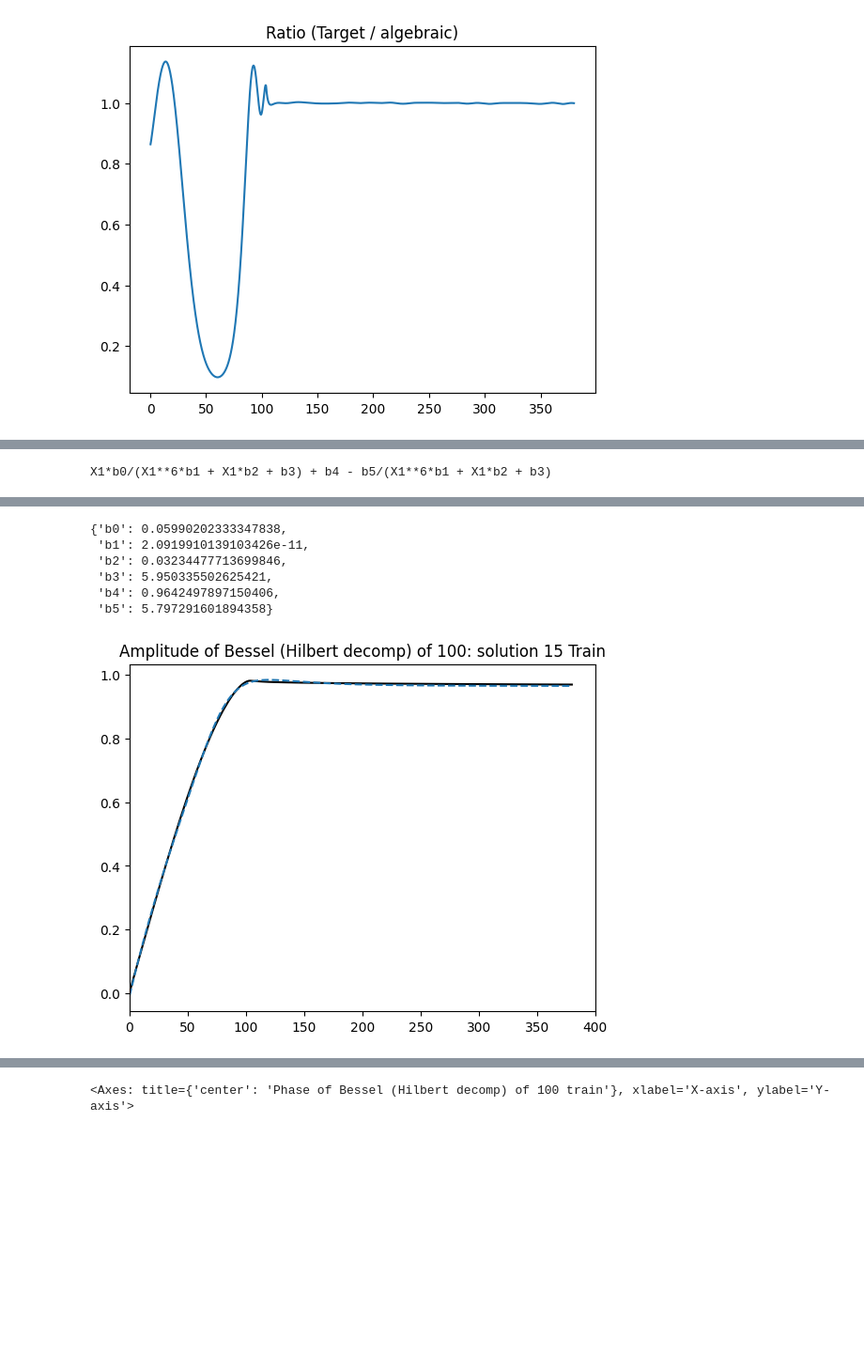
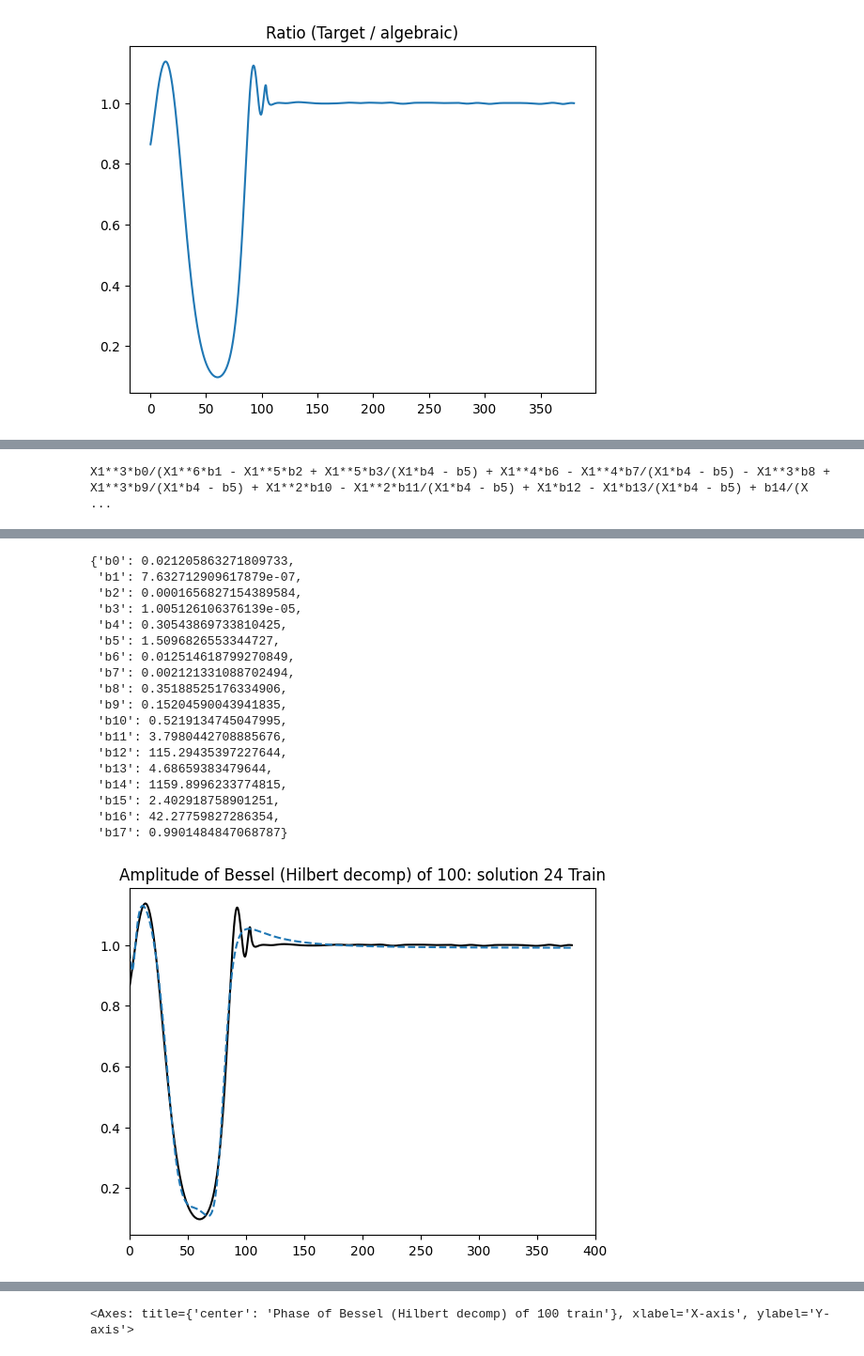
Before and after one commit to Danyanne/bessel_symreg, a Jupyter notebook: examples/hilbert_transform_from_zero.ipynb, the cells around one changed output, grey strips where cells are left out. Shown at 94% size. Drawn from its saved outputs; the diff is of its cells as text; code cells hidden in the pictures; blank space fills up the shorter version.

```diff
--- a/examples/hilbert_transform_from_zero.ipynb
+++ b/examples/hilbert_transform_from_zero.ipynb
@@ -721,7 +721,7 @@ BUMP_FUNCS.update({
 
 def model_with_peak(x, alpha, delta, ksi,
                     mode="gaussian",
-                    A=0.3, x_pk=100.0, sigma=10.0,
+                    A=0.3, x_pk=100.0, sigma=15.0,
                     p=2.0, q=6.0,
                     c1=90.0, c2=110.0, w=5.0, s=5.0,
                     x_t=100.0):
@@ -802,7 +802,7 @@ amplitude_bessel_0_args = {
     'n_threads': 12,
 }
 
-amplitude_bessel_0 = Problem(f"Amplitude of Bessel (Hilbert decomp) of {order}", (x_amp_sampled,  y_amp_sampled**(1/100)), (x_amp_sampled,  y_amp_sampled**(1/100)), amplitude_bessel_0_args)
+amplitude_bessel_0 = Problem(f"Amplitude of Bessel (Hilbert decomp) of {order}", (x_final,  ratio_deaglan), (x_final,  ratio_deaglan), amplitude_bessel_0_args)
 # %%
 amplitude_bessel_0.plot_data()
 # %% [output]
@@ -818,5 +836,5 @@ amplitude_bessel_0.plot_l_vs_mse()
 # %%
-c_amp = 15
+c_amp = -1
 x_data = np.linspace(10**(-20), 400, 500)
 
 print(str(amplitude_bessel_0.solutions[c_amp].sympy_expr))
@@ -830,4 +848,4 @@ plt.xlim(0, 400)
 amplitude_bessel_0.solutions[c_amp].display_expression()
 amplitude_bessel_0.solutions[c_amp].b_vals
 # %% [output]
-X1*b0/(X1**6*b1 + X1*b2 + b3) + b4 - b5/(X1**6*b1 + X1*b2 + b3)
+X1**3*b0/(X1**6*b1 - X1**5*b2 + X1**5*b3/(X1*b4 - b5) + X1**4*b6 - X1**4*b7/(X1*b4 - b5) - X1**3*b8 + X1**3*b9/(X1*b4 - b5) + X1**2*b10 - X1**2*b11/(X1*b4 - b5) + X1*b12 - X1*b13/(X1*b4 - b5) + b14/(X ...
@@ -835,10 +853,22 @@ $\displaystyle \frac{X_{1} b_{0}}{X_{1}^{6} b_{1} + X_{1} b_{2} + b_{3}} + b_{4}
-{'b0': 0.05990202333347838,
- 'b1': 2.0919910139103426e-11,
- 'b2': 0.03234477713699846,
- 'b3': 5.950335502625421,
- 'b4': 0.9642497897150406,
- 'b5': 5.797291601894358}
+{'b0': 0.021205863271809733,
+ 'b1': 7.632712909617879e-07,
+ 'b2': 0.0001656827154389584,
+ 'b3': 1.005126106376139e-05,
+ 'b4': 0.30543869733810425,
+ 'b5': 1.5096826553344727,
+ 'b6': 0.012514618799270849,
+ 'b7': 0.002121331088702494,
+ 'b8': 0.35188525176334906,
+ 'b9': 0.15204590043941835,
+ 'b10': 0.5219134745047995,
+ 'b11': 3.7980442708885676,
+ 'b12': 115.29435397227644,
+ 'b13': 4.68659383479644,
+ 'b14': 1159.8996233774815,
+ 'b15': 2.402918758901251,
+ 'b16': 42.27759827286354,
+ 'b17': 0.9901484847068787}
-[figure, old version]
+[figure, new version]
 # %%
 candidate_str_ampl = 'X1*b0/(X1**6*b1 + X1*b2 + b3) + 1 - b5/(X1**6*b1 + X1*b2 + b3)'
 
```
Also changed, not shown: parts of 13 cells of this notebook.
